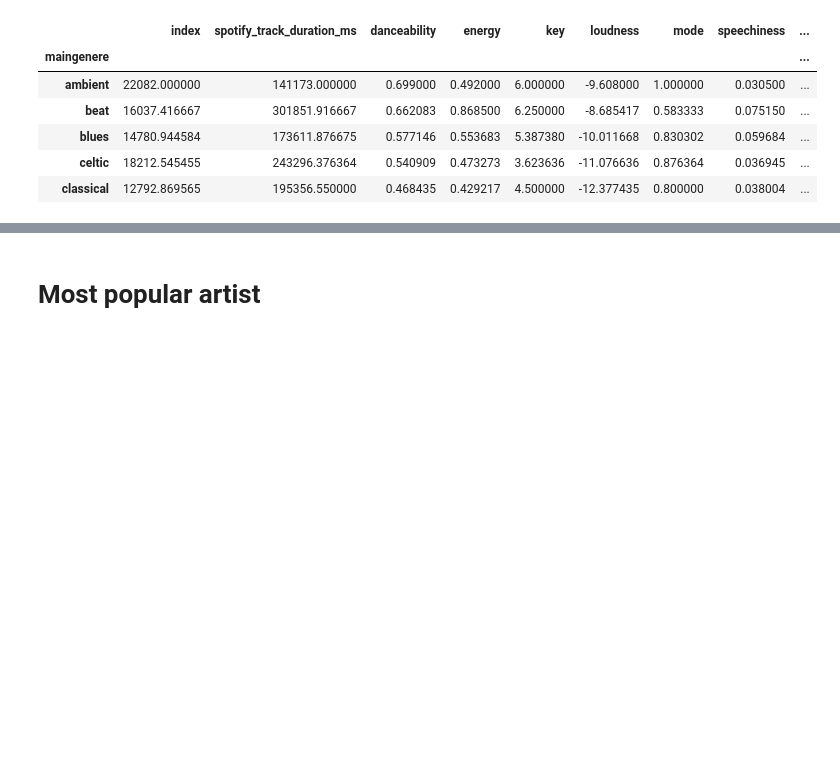
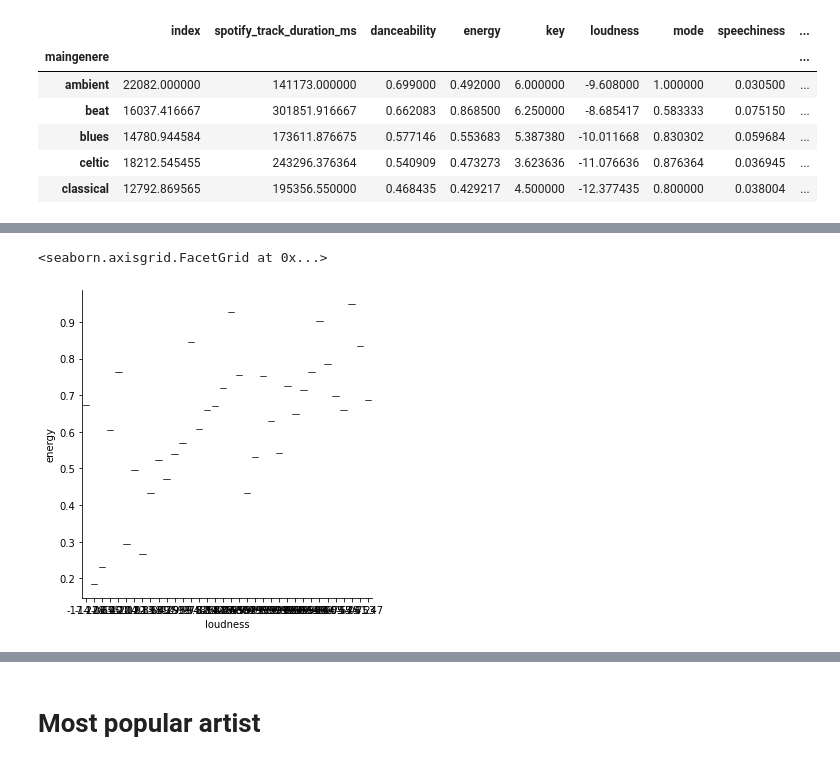
Before and after one commit to alelovo/Project_programming, a Jupyter notebook: project.ipynb, the cells around one changed output, grey strips where cells are left out. Cells and saved outputs as stored; diff of their text form; code cells hidden in the pictures; blank space fills up the shorter version.

```diff
--- a/project.ipynb
+++ b/project.ipynb
@@ -571,0 +655,5 @@ FixedFormatter should only be used together with FixedLocator
+# %%
+sb.catplot(x = "loudness", y = "energy", kind = "box", data = billboard_df[0:50]) #non va
+# %% [output]
+<seaborn.axisgrid.FacetGrid at 0x...>
+[figure, added]
```
Also changed, not shown: parts of 31 cells of this notebook.
